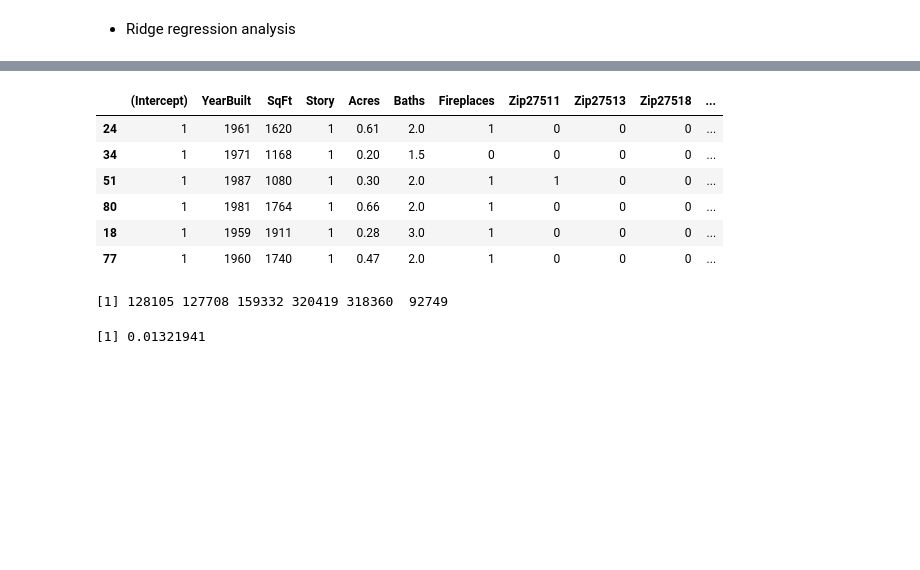
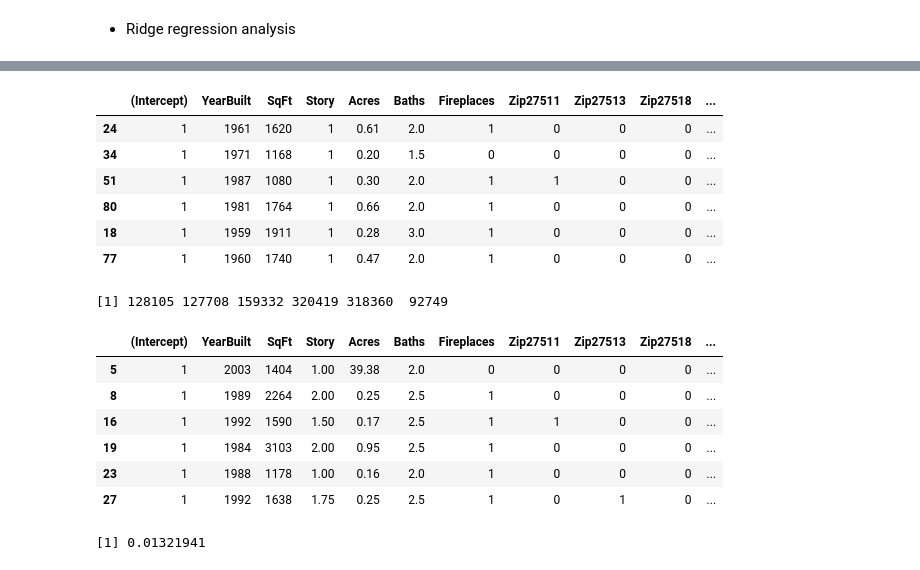
Before and after one commit to Mamie/STATS202F16Kaggle, a Jupyter notebook: notes/notes_exploratoryDataAnalysis_20161105.ipynb, the cells around one changed output, grey strips where cells are left out. Drawn from its saved outputs; the diff is of its cells as text; code cells hidden in the pictures; blank space fills up the shorter version.

Commit message:
feat: Add prediction of the test set

```diff
--- a/notes/notes_exploratoryDataAnalysis_20161105.ipynb
+++ b/notes/notes_exploratoryDataAnalysis_20161105.ipynb
@@ -99,15 +95,23 @@ Loaded glmnet 2.0-5
 # %%
 head(x.train)
 head(y.train)
+head(x.test)
 # %% [output]
 |  | (Intercept) | YearBuilt | SqFt | Story | Acres | Baths | Fireplaces | Zip27511 | Zip27513 | Zip27518 | ... |
 | 24 | 1 | 1961 | 1620 | 1 | 0.61 | 2.0 | 1 | 0 | 0 | 0 | ... |
 | 34 | 1 | 1971 | 1168 | 1 | 0.20 | 1.5 | 0 | 0 | 0 | 0 | ... |
 | 51 | 1 | 1987 | 1080 | 1 | 0.30 | 2.0 | 1 | 1 | 0 | 0 | ... |
 | 80 | 1 | 1981 | 1764 | 1 | 0.66 | 2.0 | 1 | 0 | 0 | 0 | ... |
 | 18 | 1 | 1959 | 1911 | 1 | 0.28 | 3.0 | 1 | 0 | 0 | 0 | ... |
 | 77 | 1 | 1960 | 1740 | 1 | 0.47 | 2.0 | 1 | 0 | 0 | 0 | ... |
 [1] 128105 127708 159332 320419 318360  92749
+|  | (Intercept) | YearBuilt | SqFt | Story | Acres | Baths | Fireplaces | Zip27511 | Zip27513 | Zip27518 | ... |
+| 5 | 1 | 2003 | 1404 | 1.00 | 39.38 | 2.0 | 0 | 0 | 0 | 0 | ... |
+| 8 | 1 | 1989 | 2264 | 2.00 | 0.25 | 2.5 | 1 | 0 | 0 | 0 | ... |
+| 16 | 1 | 1992 | 1590 | 1.50 | 0.17 | 2.5 | 1 | 1 | 0 | 0 | ... |
+| 19 | 1 | 1984 | 3103 | 2.00 | 0.95 | 2.5 | 1 | 0 | 0 | 0 | ... |
+| 23 | 1 | 1988 | 1178 | 1.00 | 0.16 | 2.0 | 1 | 0 | 0 | 0 | ... |
+| 27 | 1 | 1992 | 1638 | 1.75 | 0.25 | 2.5 | 1 | 0 | 1 | 0 | ... |
 # %%
 # selection of the lambda by cross validation
 grid = 10^seq(10, -2, length=100)
```
Also changed, not shown: parts of 5 cells of this notebook.
